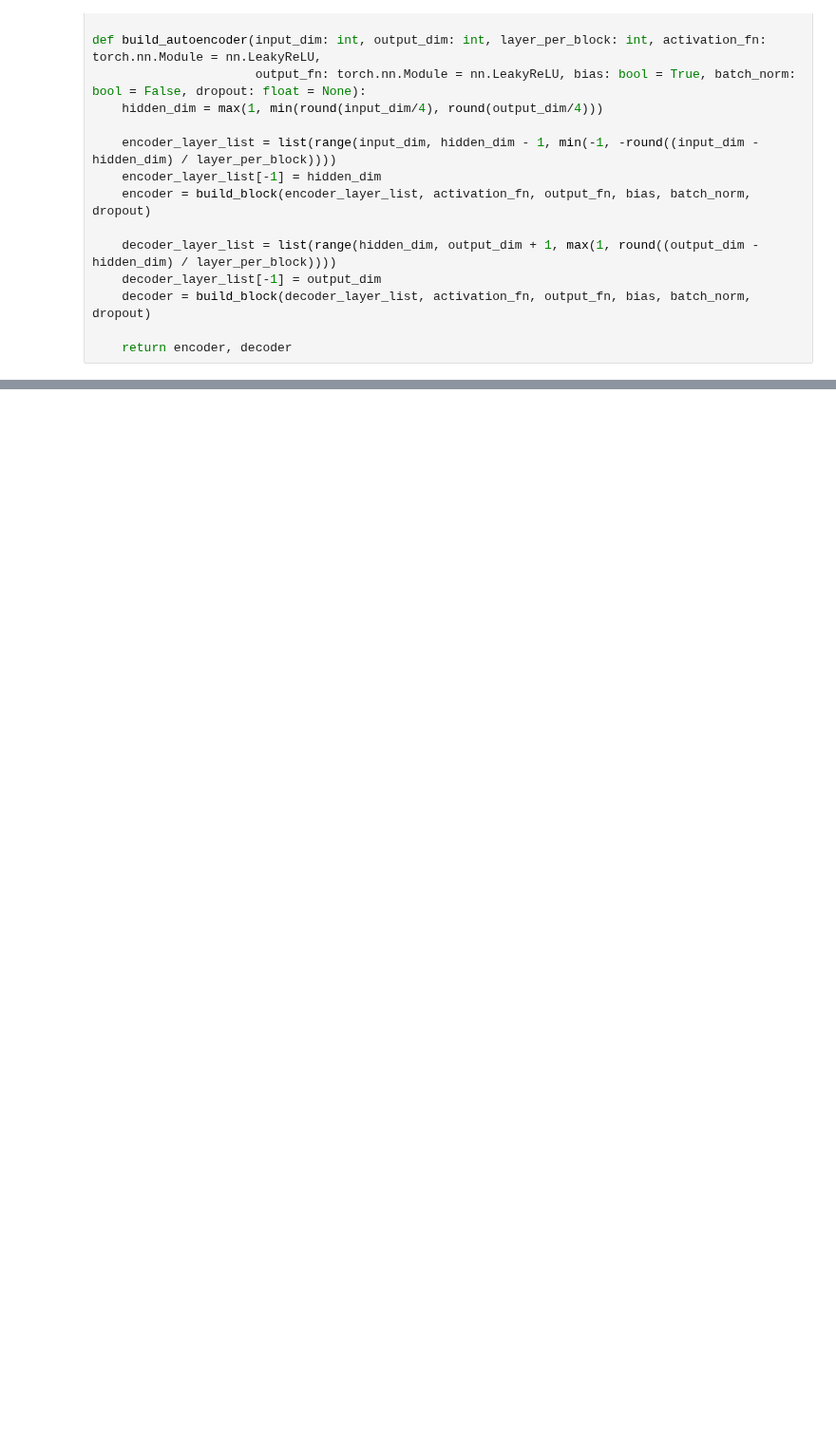
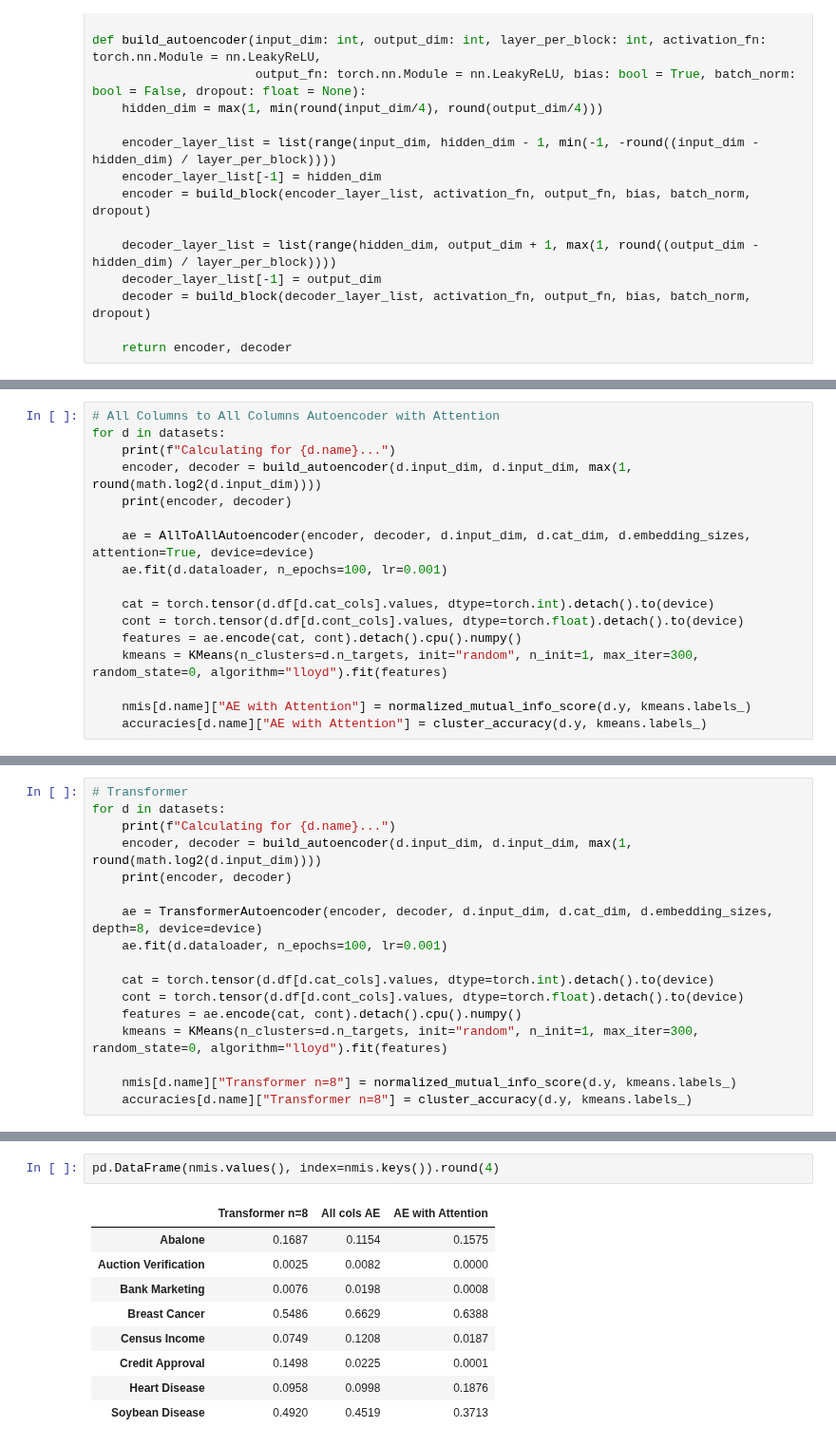
Before and after one commit to jaanisfehling/attention-mixed-type-clustering, a Jupyter notebook: transformer_test.ipynb, the cells around one changed output, grey strips where cells are left out. Shown at 95% size. Drawn from its saved outputs; the diff is of its cells as text; blank space fills up the shorter version.

Commit message:
transformer comparison

```diff
--- a/transformer_test.ipynb
+++ b/transformer_test.ipynb
@@ -71,0 +117,17 @@ for d in datasets:
+# %%
+# All Columns to All Columns Autoencoder with Attention
+for d in datasets:
+    print(f"Calculating for {d.name}...")
+    encoder, decoder = build_autoencoder(d.input_dim, d.input_dim, max(1, round(math.log2(d.input_dim))))
+    print(encoder, decoder)
+
+    ae = AllToAllAutoencoder(encoder, decoder, d.input_dim, d.cat_dim, d.embedding_sizes, attention=True, device=device)
+    ae.fit(d.dataloader, n_epochs=100, lr=0.001)
+
+    cat = torch.tensor(d.df[d.cat_cols].values, dtype=torch.int).detach().to(device)
+    cont = torch.tensor(d.df[d.cont_cols].values, dtype=torch.float).detach().to(device)
+    features = ae.encode(cat, cont).detach().cpu().numpy()
+    kmeans = KMeans(n_clusters=d.n_targets, init="random", n_init=1, max_iter=300, random_state=0, algorithm="lloyd").fit(features)
+
+    nmis[d.name]["AE with Attention"] = normalized_mutual_info_score(d.y, kmeans.labels_)
+    accuracies[d.name]["AE with Attention"] = cluster_accuracy(d.y, kmeans.labels_)
@@ -71,0 +152,17 @@ for d in datasets:
+# %%
+# Transformer
+for d in datasets:
+    print(f"Calculating for {d.name}...")
+    encoder, decoder = build_autoencoder(d.input_dim, d.input_dim, max(1, round(math.log2(d.input_dim))))
+    print(encoder, decoder)
+
+    ae = TransformerAutoencoder(encoder, decoder, d.input_dim, d.cat_dim, d.embedding_sizes, depth=8, device=device)
+    ae.fit(d.dataloader, n_epochs=100, lr=0.001)
+
+    cat = torch.tensor(d.df[d.cat_cols].values, dtype=torch.int).detach().to(device)
+    cont = torch.tensor(d.df[d.cont_cols].values, dtype=torch.float).detach().to(device)
+    features = ae.encode(cat, cont).detach().cpu().numpy()
+    kmeans = KMeans(n_clusters=d.n_targets, init="random", n_init=1, max_iter=300, random_state=0, algorithm="lloyd").fit(features)
+
+    nmis[d.name]["Transformer n=8"] = normalized_mutual_info_score(d.y, kmeans.labels_)
+    accuracies[d.name]["Transformer n=8"] = cluster_accuracy(d.y, kmeans.labels_)
@@ -71,0 +187,12 @@ for d in datasets:
+# %%
+pd.DataFrame(nmis.values(), index=nmis.keys()).round(4)
+# %% [output]
+|  | Transformer n=8 | All cols AE | AE with Attention |
+| Abalone | 0.1687 | 0.1154 | 0.1575 |
+| Auction Verification | 0.0025 | 0.0082 | 0.0000 |
+| Bank Marketing | 0.0076 | 0.0198 | 0.0008 |
+| Breast Cancer | 0.5486 | 0.6629 | 0.6388 |
+| Census Income | 0.0749 | 0.1208 | 0.0187 |
+| Credit Approval | 0.1498 | 0.0225 | 0.0001 |
+| Heart Disease | 0.0958 | 0.0998 | 0.1876 |
+| Soybean Disease | 0.4920 | 0.4519 | 0.3713 |
```
Also changed, not shown: parts of 6 cells of this notebook, 3 other files.
